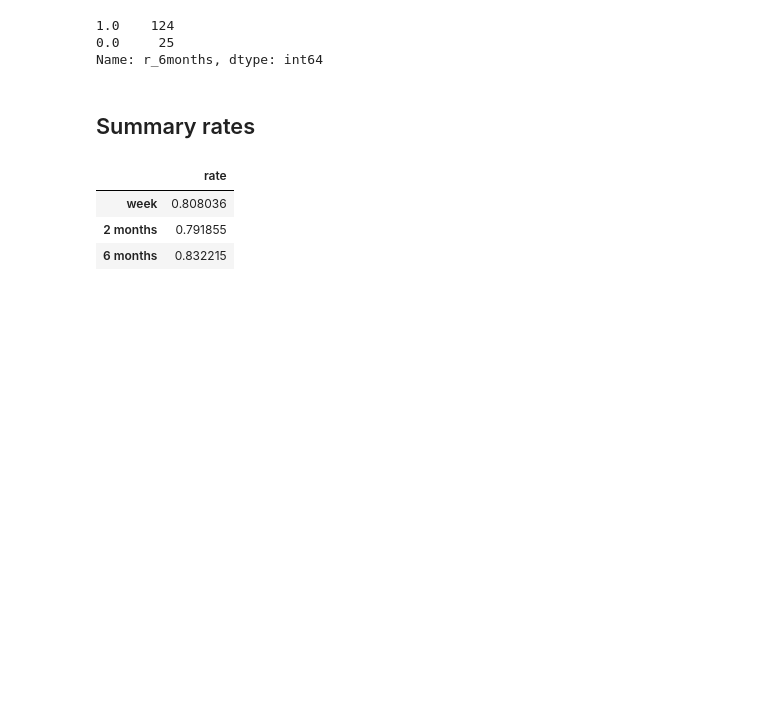
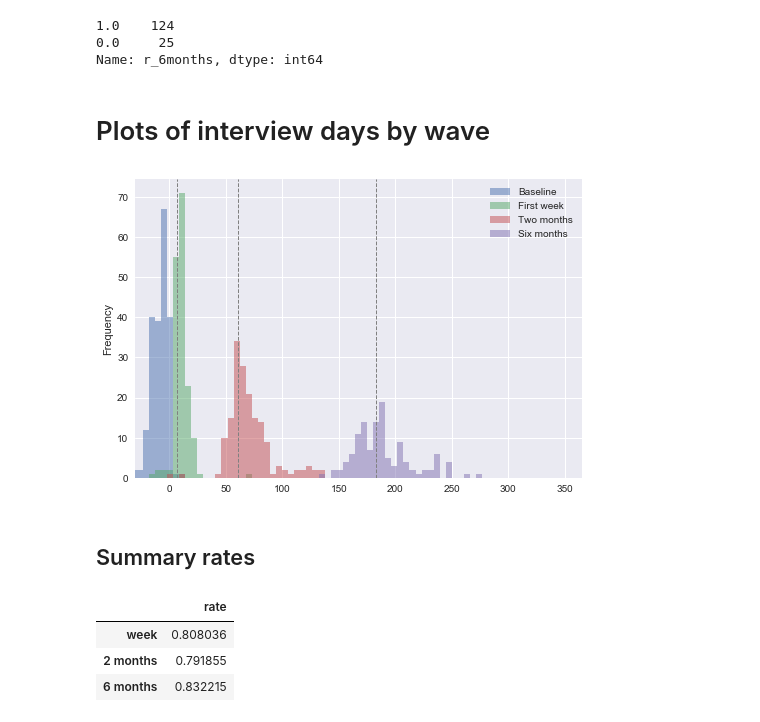
Before and after one commit to sdaza/reentry-chile, a Jupyter notebook: reports/reentry_chile_response_rates.ipynb, the cells around one changed output. Cells and saved outputs as stored; diff of their text form; code cells hidden in the pictures; blank space fills up the shorter version.

```diff
--- a/reports/reentry_chile_response_rates.ipynb
+++ b/reports/reentry_chile_response_rates.ipynb
@@ -364,6 +364,19 @@ rr_6months = [i / sum(list(tab)) for i in tab][0]
 1.0    124
 0.0     25
 Name: r_6months, dtype: int64
+# %% [markdown]
+# Plots of interview days by wave
+# %%
+ax = df.loc[:, ['release_baseline', 'release_week', 'release_2months', 'release_6months']].plot.hist(alpha=0.5, bins = 150)
+ax.set_xlim(-30,365)
+ax.legend(['Baseline', 'First week', 'Two months', 'Six months'])
+ax.axvline(7, color = 'gray', linestyle ='--', linewidth=1)
+ax.axvline(30.5*2, color = 'gray', linestyle ='--', linewidth=1)
+ax.axvline(30.5*6, color = 'gray', linestyle ='--', linewidth=1)
+ax.set_xlabel('Day from release')
+plt.show()
+# %% [output]
+[figure, added]
 # %% [markdown]
 ## Summary rates
 # %%
```
